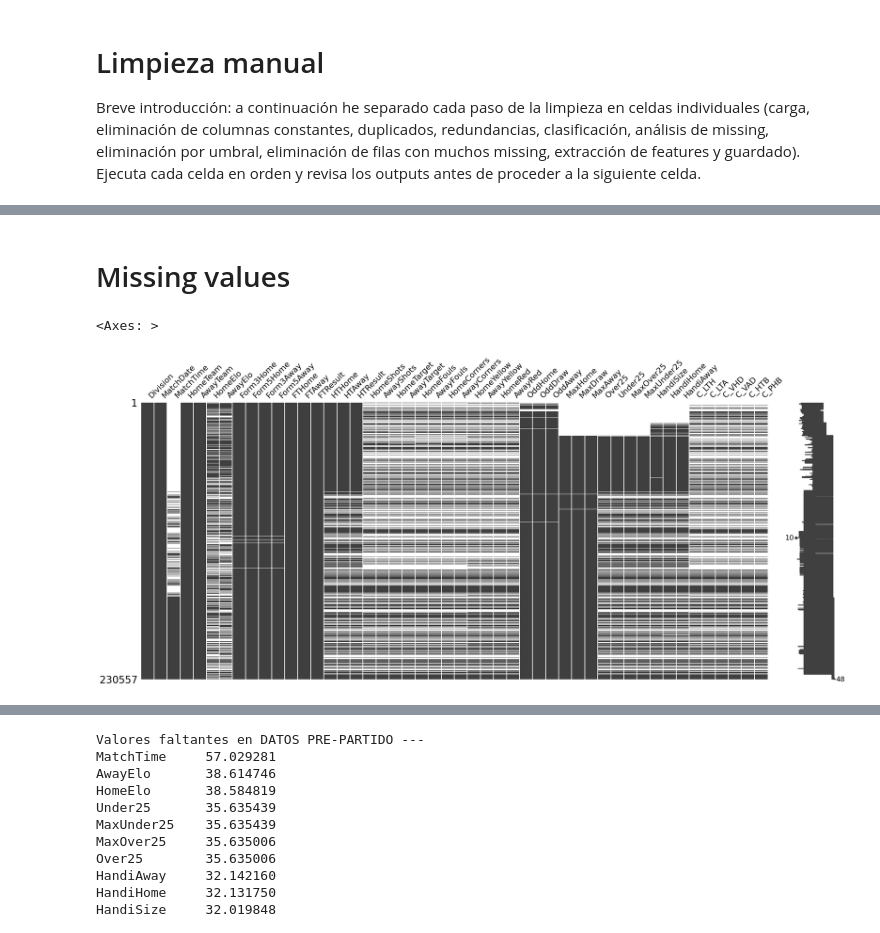
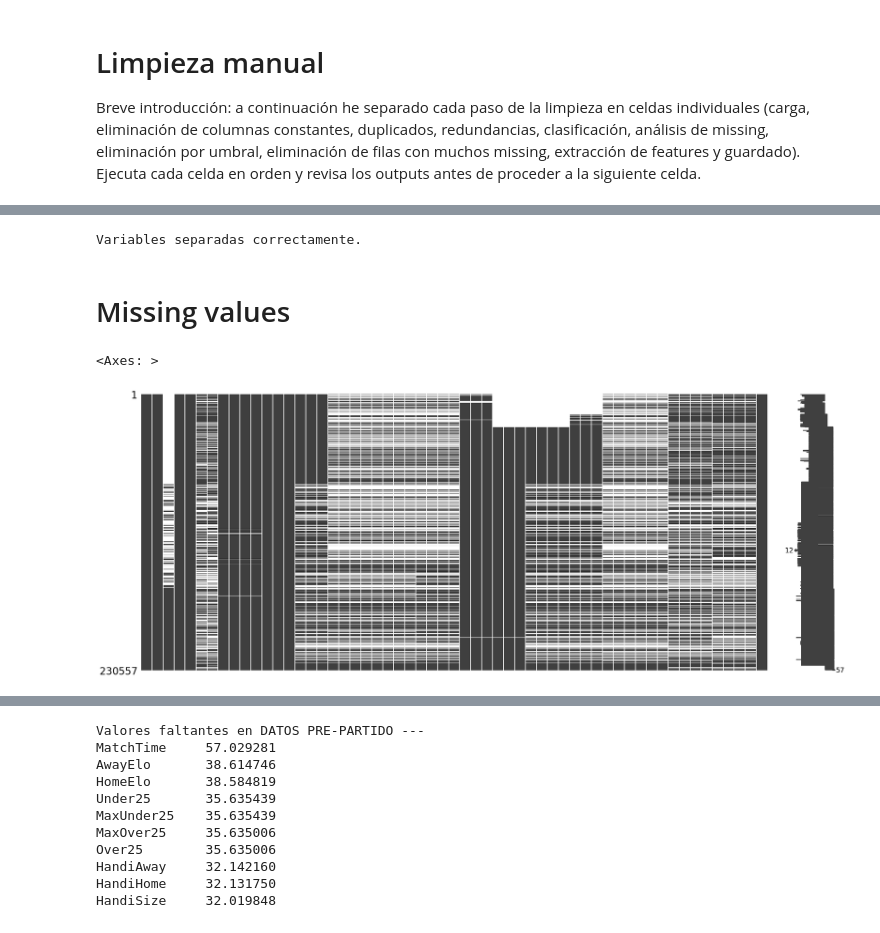
Before and after one commit to 4GeeksAcademy/Steven_Carlos_proyecto-final_, a Jupyter notebook: src/carlos.ipynb, the cells around one changed output, grey strips where cells are left out. Saved outputs shown, nothing was run; the diff lists cells and outputs as text; code cells hidden in the pictures.

```diff
--- a/src/carlos.ipynb
+++ b/src/carlos.ipynb
@@ -16,5 +16,5 @@ from sklearn.preprocessing import LabelEncoder
 ## Cargar data
 # %%
 
-elo_rating = pd.read_csv('../data/EloRatings.csv')
+elo = pd.read_csv('../data/EloRatings.csv')
 matches = pd.read_csv('../data/Matches.csv')
@@ -35,12 +173,12 @@ Breve introducción: a continuación he separado cada paso de la limpieza en cel
 # %%
-# 1. Eliminar columnas constantes (que tienen el mismo valor en todas las filas)
-const_cols = [col for col in matches.columns if matches[col].nunique() <= 1]
-matches.drop(columns=const_cols, inplace=True)
+# 1. Eliminar columnas constantes
+const_cols = [col for col in df.columns if df[col].nunique() <= 1]
+df.drop(columns=const_cols, inplace=True)
 
-# 2. Eliminar columnas duplicadas (mismo nombre o contenido idéntico)
-matches = matches.loc[:, ~matches.columns.duplicated()]
+# 2. Eliminar columnas duplicadas
+df = df.loc[:, ~df.columns.duplicated()]
 
 print(f"Columnas constantes eliminadas: {const_cols}")
-print(f"Forma del dataset tras limpieza inicial: {matches.shape}")
+print(f"Forma del dataset tras limpieza inicial: {df.shape}")
 # %% [output]
 Columnas constantes eliminadas: []
@@ -120,7 +189,48 @@ Variables separadas correctamente.
+# %%
+#  1. ANTES DEL PARTIDO
+# Incluimos variable objetivo FTResult
+cols_pre = [
+    'Division', 'MatchDate', 'MatchTime', 'HomeTeam', 'AwayTeam', # identificación
+    'HomeElo', 'AwayElo',                  # nivel de los equipos
+    'Form3Home', 'Form5Home',              # Home ultimos 3/5 partidos
+    'Form3Away', 'Form5Away',              # Away ultimos 3/5 partidos
+    'OddHome', 'OddDraw', 'OddAway',       # Cuotas principales (b365)
+    'MaxHome', 'MaxDraw', 'MaxAway',       # Maximos del mercado
+    'Over25', 'Under25', 'MaxOver25', 'MaxUnder25',  # Cuotas de goles (+/- 2.5) / Maximos de cuotas de goles
+    'HandiSize', 'HandiHome', 'HandiAway', # Handicap
+    'FTResult' # Variable objetivo
+ ]
+
+# --- 2. DURANTE EL PARTIDO
+cols_durante = [
+    'HTHome', 'HTAway', 'HTResult',       # Goles y resultado al descanso
+    'HomeShots', 'AwayShots',             # Tiros totales
+    'HomeTarget', 'AwayTarget',           # Tiros a puerta
+    'HomeFouls', 'AwayFouls',             # Faltas cometidas
+    'HomeCorners', 'AwayCorners',         # Saques de esquina
+    'HomeYellow', 'AwayYellow',           # Tarjetas amarillas
+    'HomeRed', 'AwayRed',                 # Tarjetas rojas
+ ]
+
+# --- 3. POST-PARTIDO
+cols_post = [
+    'FTHome', 'FTAway',                  # Goles finales exactos
+    'C_LTH', 'C_LTA',                    # Ritmo bajo
+    'C_VHD', 'C_VAD',                    # Dominio visible
+    'C_HTB', 'C_PHB'                     # Ritmo alto
+ ]
+
+datos_pre = df[[c for c in cols_pre if c in df.columns]].copy()
+datos_durante = df[[c for c in cols_durante if c in df.columns]].copy()
+datos_post = df[[c for c in cols_post if c in df.columns]].copy()
+
+print("Variables separadas correctamente.")
+# %% [output]
+Variables separadas correctamente.
 # %% [markdown]
 # Missing values
 # %%
-msno.matrix(matches)
+msno.matrix(df)
 # %% [output]
 <Axes: >
-[figure, old version]
+[figure, new version]
```
Also changed, not shown: parts of 31 cells of this notebook.
